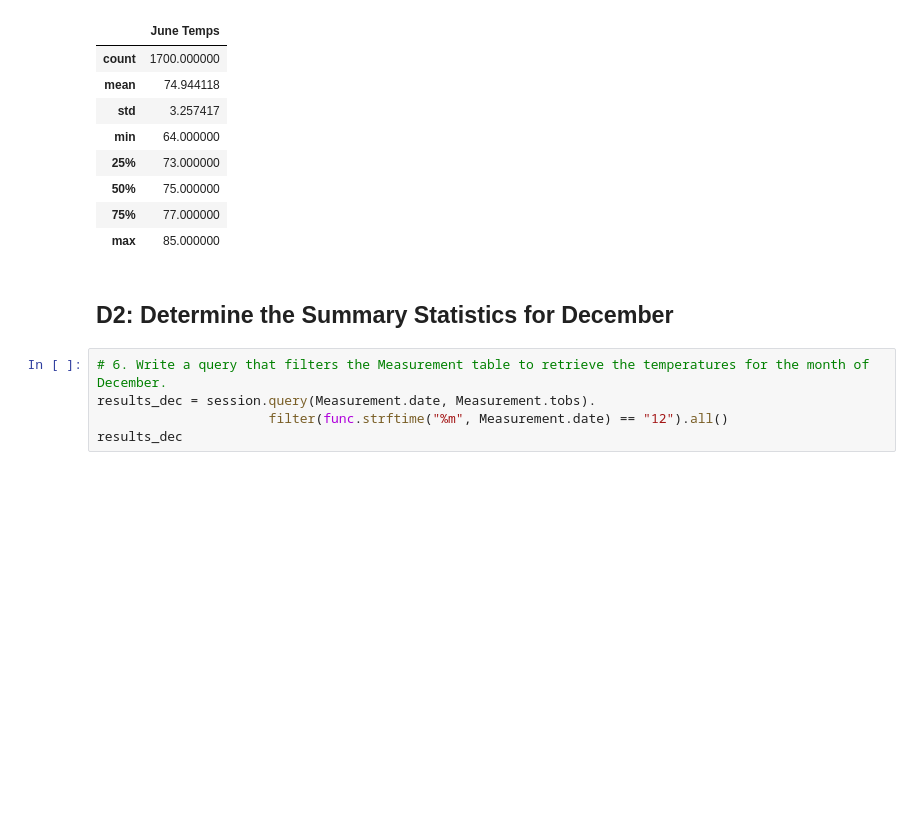
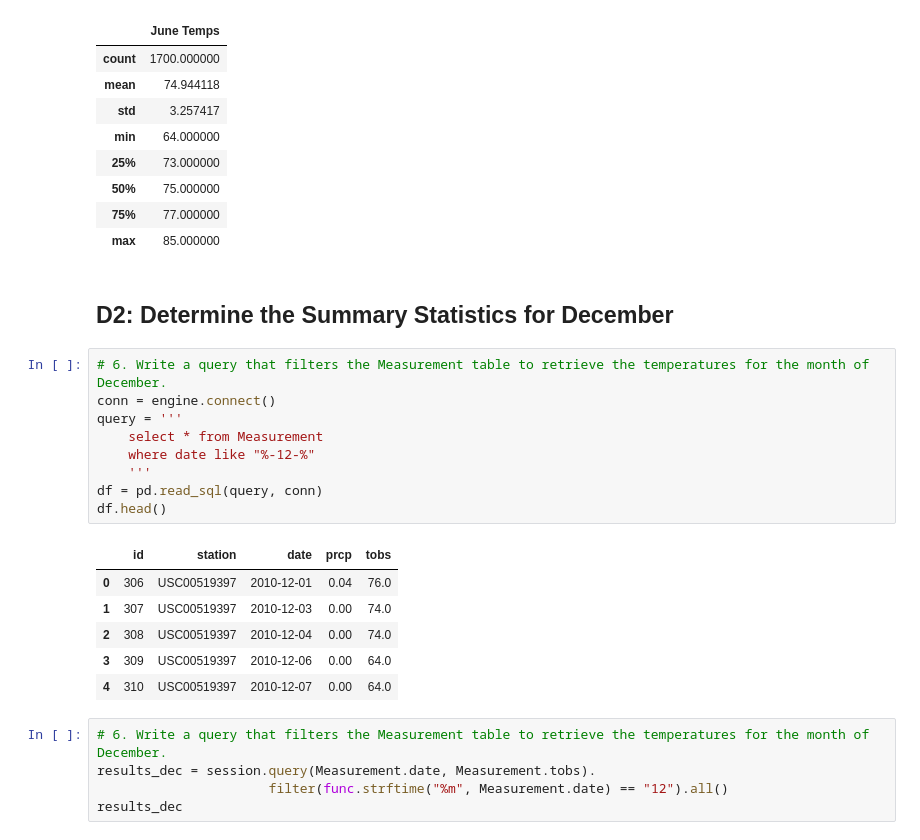
Before and after one commit to Olibabba/surfs_up, a Jupyter notebook: SurfsUp_Challenge.ipynb, the cells around one changed output. Saved outputs shown, nothing was run; the diff lists cells and outputs as text; blank space fills up the shorter version.

```diff
--- a/SurfsUp_Challenge.ipynb
+++ b/SurfsUp_Challenge.ipynb
@@ -177,6 +177,22 @@ june_temps.describe()
 | max | 85.000000 |
 # %% [markdown]
 ## D2: Determine the Summary Statistics for December
+# %%
+# 6. Write a query that filters the Measurement table to retrieve the temperatures for the month of December.
+conn = engine.connect()
+query = '''
+    select * from Measurement
+    where date like "%-12-%"
+    '''
+df = pd.read_sql(query, conn)
+df.head()
+# %% [output]
+|  | id | station | date | prcp | tobs |
+| 0 | 306 | USC00519397 | 2010-12-01 | 0.04 | 76.0 |
+| 1 | 307 | USC00519397 | 2010-12-03 | 0.00 | 74.0 |
+| 2 | 308 | USC00519397 | 2010-12-04 | 0.00 | 74.0 |
+| 3 | 309 | USC00519397 | 2010-12-06 | 0.00 | 64.0 |
+| 4 | 310 | USC00519397 | 2010-12-07 | 0.00 | 64.0 |
 # %%
 # 6. Write a query that filters the Measurement table to retrieve the temperatures for the month of December.
 results_dec = session.query(Measurement.date, Measurement.tobs).
```
Also changed, not shown: 1 other file.
